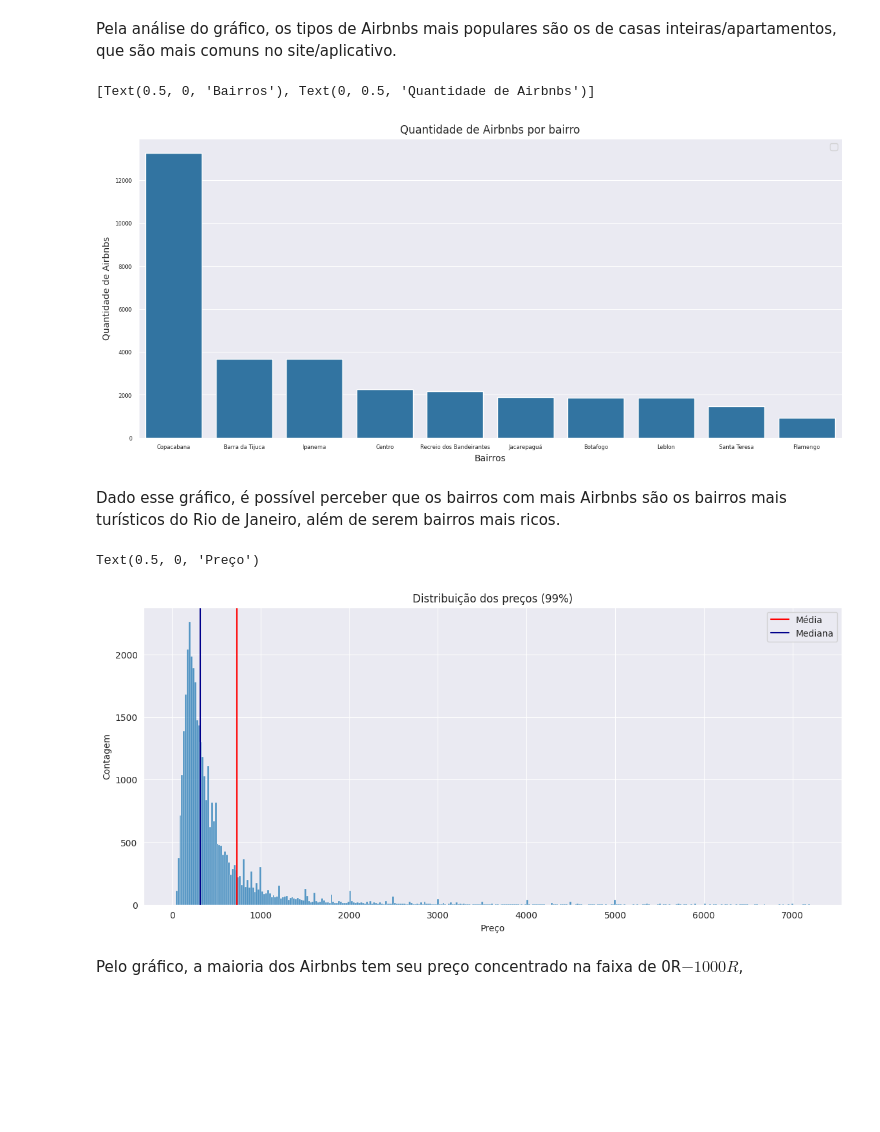
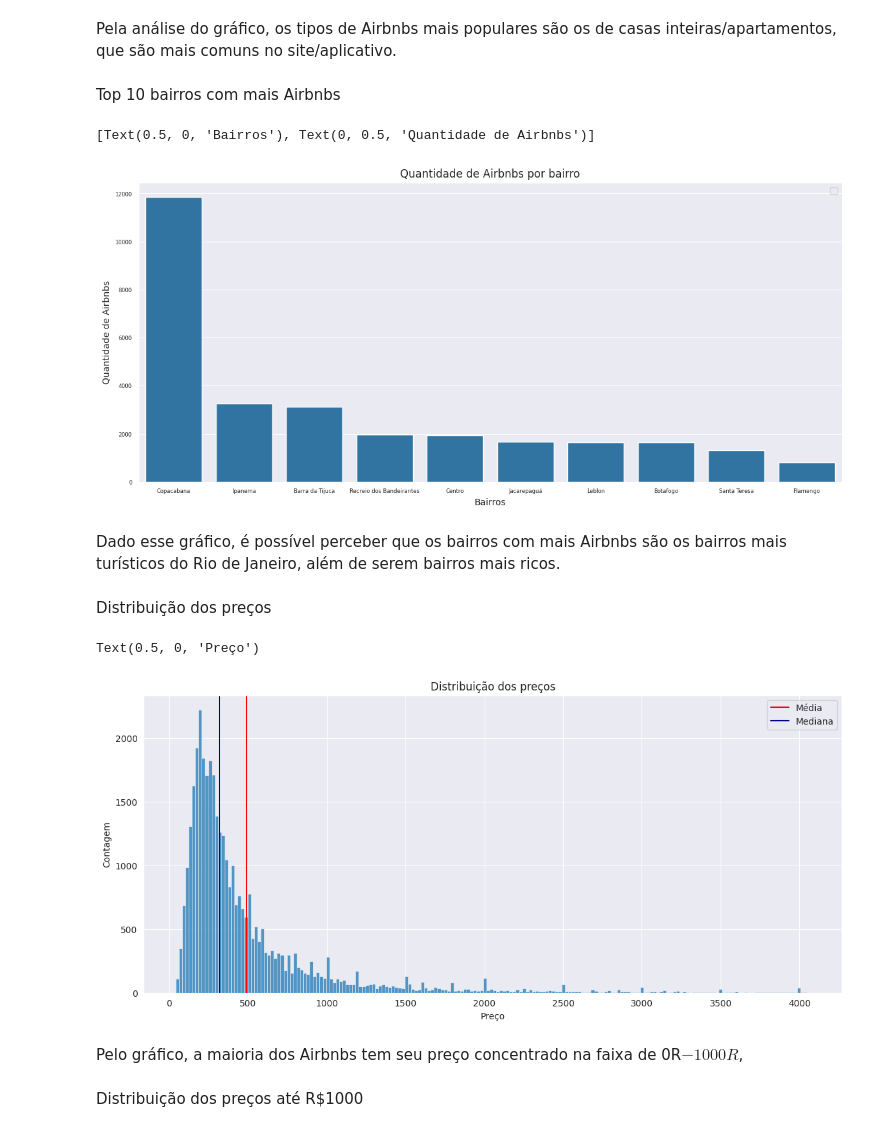
Before and after one commit to pagmaia/datasci-learning-project, a Jupyter notebook: airbnb-analysis.ipynb, the cells around one changed output. Drawn from its saved outputs; the diff is of its cells as text; code cells hidden in the pictures; blank space fills up the shorter version.

```diff
--- a/airbnb-analysis.ipynb
+++ b/airbnb-analysis.ipynb
@@ -147,4 +148,8 @@ Como é possível visualizar pelos gráficos, há várias anúncios com outliers
 # %%
 # Filtragem dos outliers
+print(f"Antes da filtragem: {data.shape}")
 data = data[data["price"] <= data["price"].quantile(0.98)]
+data = data[data["reviews_per_month"] <= data["reviews_per_month"].quantile(0.99)]
+data = data[data["minimum_nights"] <= 365]
+print(f"Depois da filtragem: {data.shape}")
 # %% [output]
@@ -170,5 +182,7 @@ Text(0.5, 0, 'Tipo de apartamento')
 # %% [markdown]
 Pela análise do gráfico, os tipos de Airbnbs mais populares são os de casas inteiras/apartamentos, que são mais comuns no site/aplicativo.
+# %% [markdown]
+Top 10 bairros com mais Airbnbs
 # %%
 # Top 10 bairros com mais Airbnbs
 top10 = data["neighbourhood"].value_counts().head(10)
@@ -182,30 +196,32 @@ ax.tick_params(labelsize=6)
 ax.set(xlabel="Bairros", ylabel="Quantidade de Airbnbs")
 # %% [output]
 [Text(0.5, 0, 'Bairros'), Text(0, 0.5, 'Quantidade de Airbnbs')]
-[figure, old version]
+[figure, new version]
 # %% [markdown]
 Dado esse gráfico, é possível perceber que os bairros com mais Airbnbs são os bairros mais turísticos do Rio de Janeiro, além de serem bairros mais ricos.
+# %% [markdown]
+Distribuição dos preços
 # %%
-# Distribuição dos preços (99%)
+# Distribuição dos preços
 plt.figure(figsize=(14, 6))
-plt.title("Distribuição dos preços (99%)")
-percent = data["price"].quantile(0.99)
-
+plt.title("Distribuição dos preços")
 media = data["price"].mean()
 mediana = data["price"].median()
 
 plt.axvline(media, color="red", label="Média")
 plt.axvline(mediana, color="darkblue", label="Mediana")
 plt.legend()
 
-ax = sns.histplot(data=data[data["price"] <= percent], x="price", bins="fd")
+ax = sns.histplot(data=data, x="price", bins="fd")
 ax.set_ylabel("Contagem")
 ax.set_xlabel("Preço")
 # %% [output]
 Text(0.5, 0, 'Preço')
-[figure, old version]
+[figure, new version]
 # %% [markdown]
 Pelo gráfico, a maioria dos Airbnbs tem seu preço concentrado na faixa de 0R$-1000R$,
+# %% [markdown]
+Distribuição dos preços até R$1000
 # %%
 # Distribuição dos preços até R$1000.
 plt.figure(figsize=(14, 6))
```
Also changed, not shown: parts of 25 cells of this notebook.
